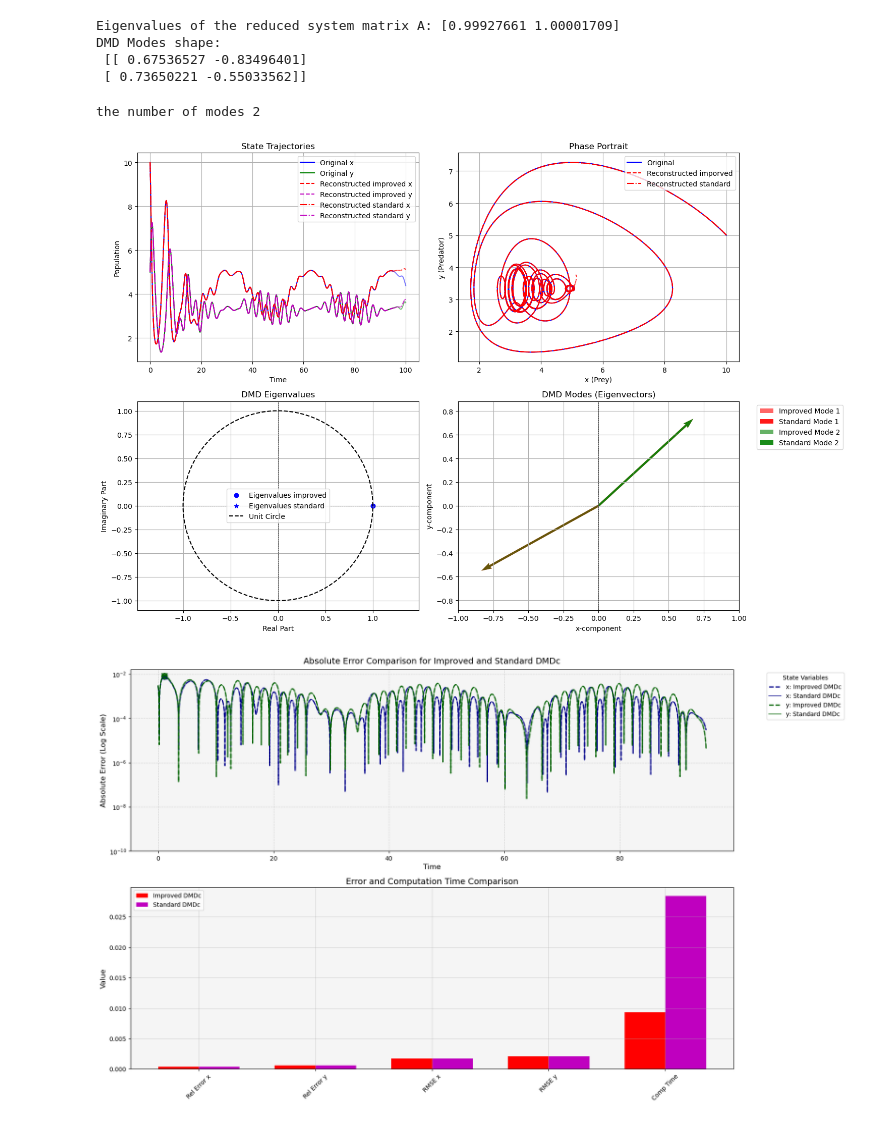
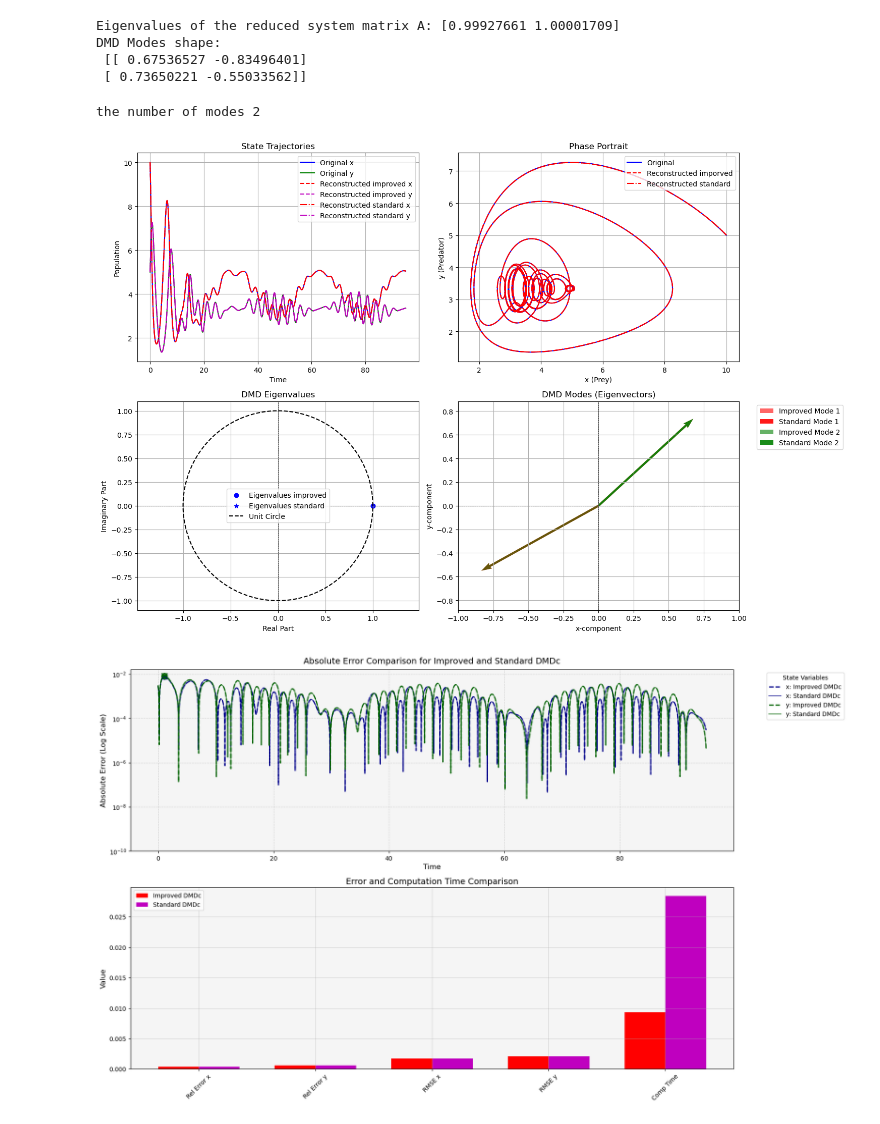
Before and after one commit to thexuanphuc/impoved_DMDC, a Jupyter notebook: improved_dmdc_lotka.ipynb, the cells around one changed output. Saved outputs shown, nothing was run; the diff lists cells and outputs as text; code cells hidden in the pictures.

Commit message:
save lotka without prediction

```diff
--- a/improved_dmdc_lotka.ipynb
+++ b/improved_dmdc_lotka.ipynb
@@ -210,12 +210,12 @@ plt.plot(t_array[:N_train-1], recons[1, :], 'm--', label='Reconstructed improved
 plt.plot(t_array[:N_train-1], recons_std[0, :], 'r-.', label='Reconstructed standard x')
 plt.plot(t_array[:N_train-1], recons_std[1, :], 'm-.', label='Reconstructed standard y')
 # for prediction
-plt.plot(t_array[N_train:], x_solved[N_train:], 'b-', alpha=0.5)
-plt.plot(t_array[N_train:], y_solved[N_train:], 'g-', alpha=0.5)
-plt.plot(t_array[N_train:], Y_pred[0, :], 'r--', alpha=0.5)
-plt.plot(t_array[N_train:], Y_pred[1, :], 'm--', alpha=0.5)
-plt.plot(t_array[N_train:], Y_pred_std[0, :], 'r-.', alpha=0.5)
-plt.plot(t_array[N_train:], Y_pred_std[1, :], 'm-.', alpha=0.5)
+# plt.plot(t_array[N_train:], x_solved[N_train:], 'b-', alpha=0.5)
+# plt.plot(t_array[N_train:], y_solved[N_train:], 'g-', alpha=0.5)
+# plt.plot(t_array[N_train:], Y_pred[0, :], 'r--', alpha=0.5)
+# plt.plot(t_array[N_train:], Y_pred[1, :], 'm--', alpha=0.5)
+# plt.plot(t_array[N_train:], Y_pred_std[0, :], 'r-.', alpha=0.5)
+# plt.plot(t_array[N_train:], Y_pred_std[1, :], 'm-.', alpha=0.5)
 
 plt.title('State Trajectories')
 plt.xlabel('Time')
@@ -228,9 +228,10 @@ plt.subplot(2, 2, 2)
 plt.plot(X_data[0, :-1], X_data[1, :-1], 'b-', label='Original')
 plt.plot(x_solved[N_train-1:], y_solved[N_train-1:], 'b-', alpha=0.5)
 plt.plot(recons[0, :], recons[1, :], 'r--', label='Reconstructed imporved')
-plt.plot(Y_pred[0, :], Y_pred[1, :], 'r--', alpha=0.5)
 plt.plot(recons_std[0, :], recons_std[1, :], 'r-.', label='Reconstructed standard')
-plt.plot(Y_pred_std[0, :], Y_pred_std[1, :], 'r-.', alpha=0.5)
+# for prediction
+# plt.plot(Y_pred[0, :], Y_pred[1, :], 'r--', alpha=0.5)
+# plt.plot(Y_pred_std[0, :], Y_pred_std[1, :], 'r-.', alpha=0.5)
 plt.title('Phase Portrait')
 plt.xlabel('x (Prey)')
 plt.ylabel('y (Predator)')
@@ -257,34 +258,34 @@ plt.subplot(2, 2, 4)
 origin = np.zeros((2, modes.shape[1]))
 
 # Find axis limits to keep all vectors inside the figure
 x_max = np.max(np.abs(modes[0, :].real)) * 1.2
 y_max = np.max(np.abs(modes[1, :].real)) * 1.2
 
 num_modes = min(min(modes.shape[1], modes_std.shape[1]), 6)  # Plot up to 6 eigenvectors
 colors = ['r', 'g']
 print("the number of modes", num_modes)
 for i in range(num_modes):
     vec_imp = modes[:, i].real
     vec_std = modes_std[:, i].real
     plt.quiver(0, 0, vec_imp[0], vec_imp[1], angles='xy', scale_units='xy', scale=1, color=colors[i % len(colors)], alpha=0.6, linewidth=1.5, label=f'Improved Mode {i+1}')
     plt.quiver(0, 0, vec_std[0], vec_std[1], angles='xy', scale_units='xy', scale=1, color=colors[i % len(colors)], alpha=0.9, linewidth=2.5, linestyle='-.', label=f'Standard Mode {i+1}')
 plt.legend(bbox_to_anchor=(1.05, 1), loc='upper left')
 plt.title('DMD Modes (Eigenvectors)')
 plt.xlabel('x-component')
 
 plt.ylabel('y-component')
 plt.axvline(0, color='k', linestyle='--', linewidth=0.5)
 plt.axhline(0, color='k', linestyle='--', linewidth=0.5)
 plt.xlim(-x_max, x_max)
 plt.ylim(-y_max, y_max)
 plt.grid(True)
 
 # # Adjust layout and save the figure
 plt.tight_layout()
 plt.show()
 # %% [output]
 the number of modes 2
-[figure, old version]
+[figure, new version]
 # %%
 # Create figure with 2 subplots
 fig = plt.figure(figsize=(18, 12))
```
